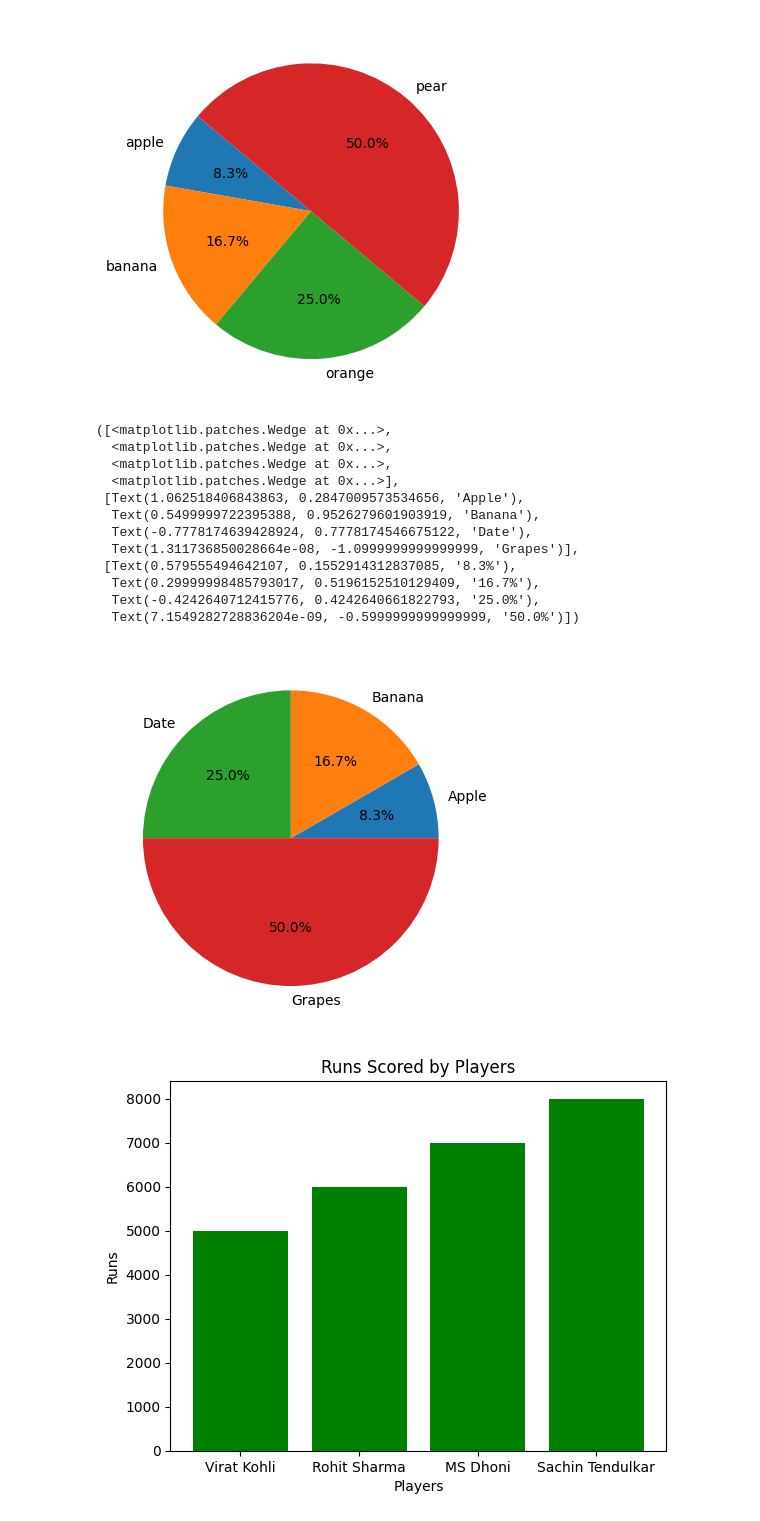
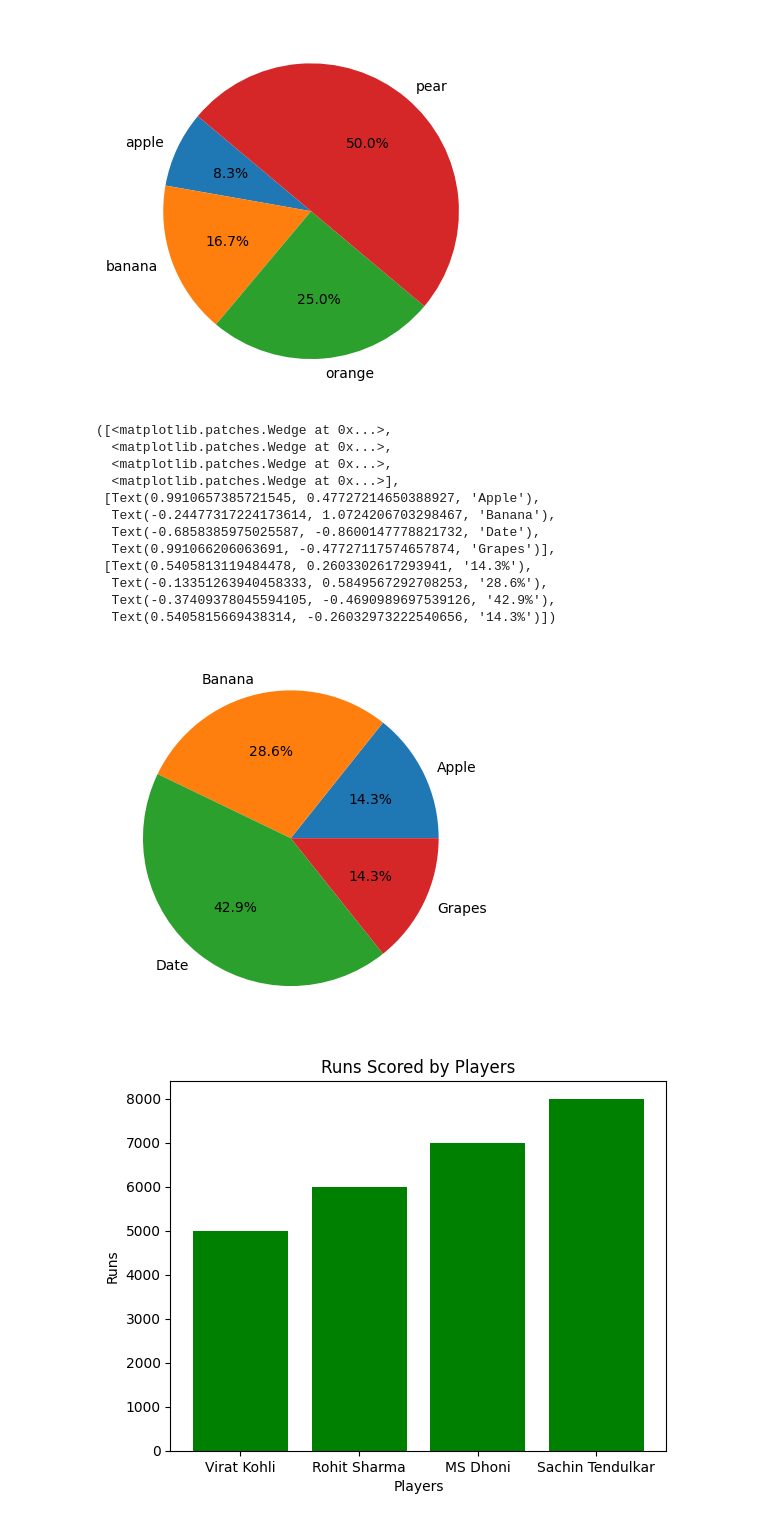
Before and after one commit to Avanish7974/Matplotlib, a Jupyter notebook: histogram.ipynb, the cells around one changed output. Drawn from its saved outputs; the diff is of its cells as text; code cells hidden in the pictures.

```diff
--- a/histogram.ipynb
+++ b/histogram.ipynb
@@ -45,22 +45,22 @@ plt.pie(sizes, labels=labele, autopct='%1.1f%%', startangle=140)
 [figure]
 # %%
 labele = ['Apple', 'Banana', 'Date', 'Grapes']
-sizes = [15, 30, 45,90 ]
+sizes = [15,30, 45,15]
 plt.pie(sizes, labels=labele,autopct='%1.1f%%')
 # %% [output]
 ([<matplotlib.patches.Wedge at 0x...>,
   <matplotlib.patches.Wedge at 0x...>,
   <matplotlib.patches.Wedge at 0x...>,
   <matplotlib.patches.Wedge at 0x...>],
- [Text(1.062518406843863, 0.2847009573534656, 'Apple'),
-  Text(0.5499999722395388, 0.9526279601903919, 'Banana'),
-  Text(-0.7778174639428924, 0.7778174546675122, 'Date'),
-  Text(1.311736850028664e-08, -1.0999999999999999, 'Grapes')],
- [Text(0.579555494642107, 0.1552914312837085, '8.3%'),
-  Text(0.29999998485793017, 0.5196152510129409, '16.7%'),
-  Text(-0.4242640712415776, 0.4242640661822793, '25.0%'),
-  Text(7.1549282728836204e-09, -0.5999999999999999, '50.0%')])
+ [Text(0.9910657385721545, 0.47727214650388927, 'Apple'),
+  Text(-0.24477317224173614, 1.0724206703298467, 'Banana'),
+  Text(-0.6858385975025587, -0.8600147778821732, 'Date'),
+  Text(0.991066206063691, -0.47727117574657874, 'Grapes')],
+ [Text(0.5405813119484478, 0.2603302617293941, '14.3%'),
+  Text(-0.13351263940458333, 0.5849567292708253, '28.6%'),
+  Text(-0.37409378045594105, -0.4690989697539126, '42.9%'),
+  Text(0.5405815669438314, -0.26032973222540656, '14.3%')])
-[figure, old version]
+[figure, new version]
 # %%
 from matplotlib import pyplot as plt
 players = ['Virat Kohli', 'Rohit Sharma', 'MS Dhoni', 'Sachin Tendulkar']
```
